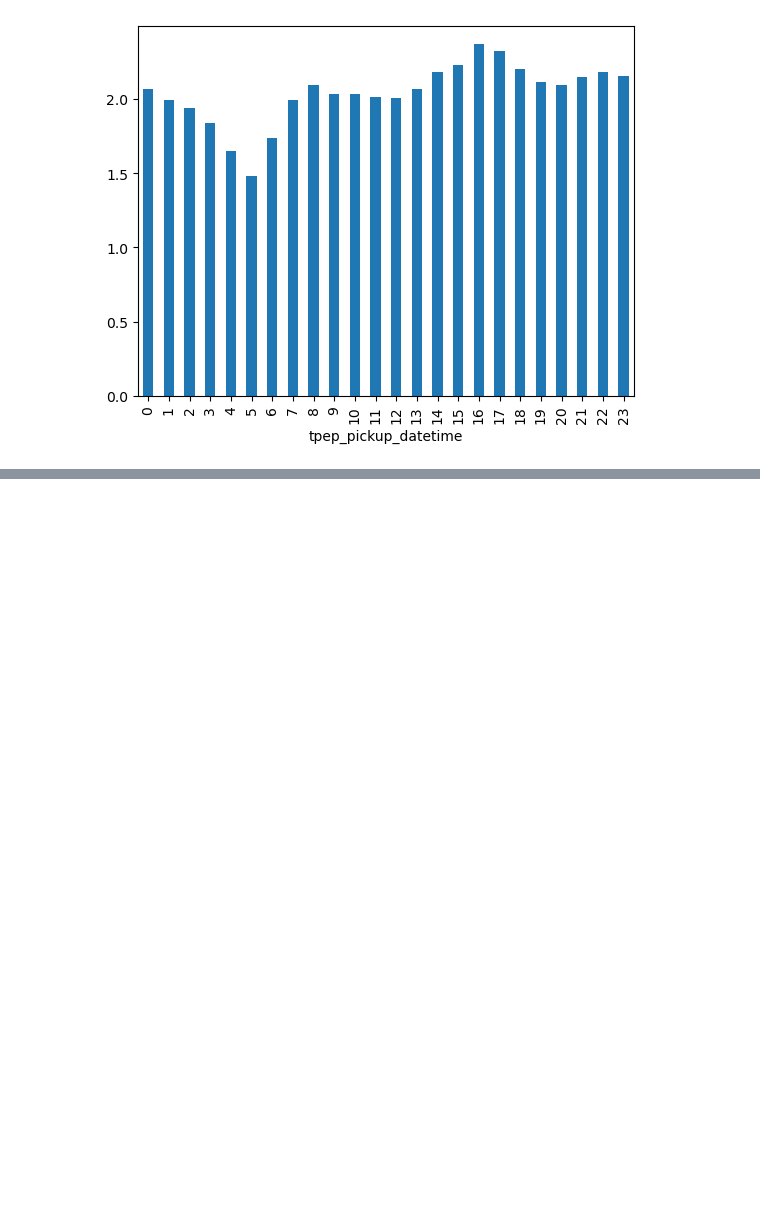
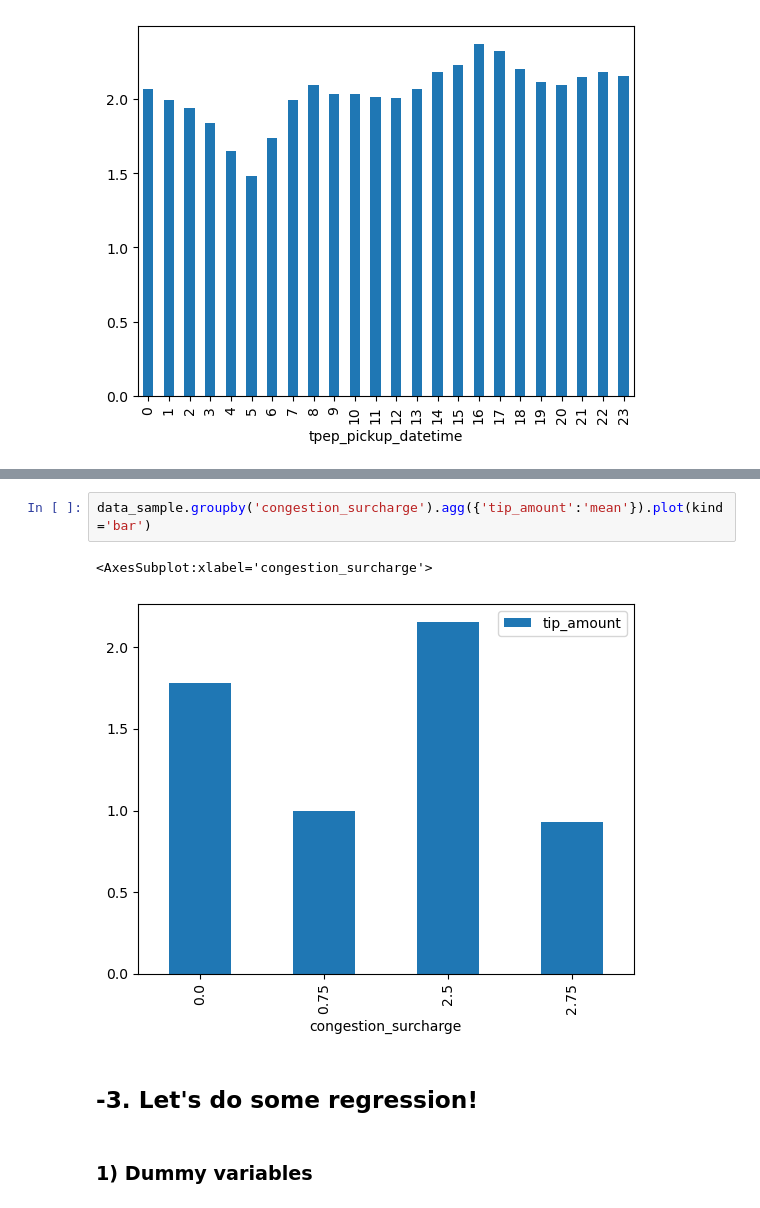
Before and after one commit to MixGolem0430/uber_research, a Jupyter notebook: linear_regression.ipynb, the cells around one changed output, grey strips where cells are left out. Saved outputs shown, nothing was run; the diff lists cells and outputs as text; blank space fills up the shorter version.

Commit message:
basic_regression_done

```diff
--- a/linear_regression.ipynb
+++ b/linear_regression.ipynb
@@ -91,0 +109,9 @@ data_sample.groupby(data_sample.tpep_pickup_datetime.dt.hour).agg({'tip_amount':
+# %%
+data_sample.groupby('congestion_surcharge').agg({'tip_amount':'mean'}).plot(kind='bar')
+# %% [output]
+<AxesSubplot:xlabel='congestion_surcharge'>
+[figure, added]
+# %% [markdown]
+## -3. Let's do some regression!
+# %% [markdown]
+### 1) Dummy variables
```
Also changed, not shown: parts of 18 cells of this notebook.
